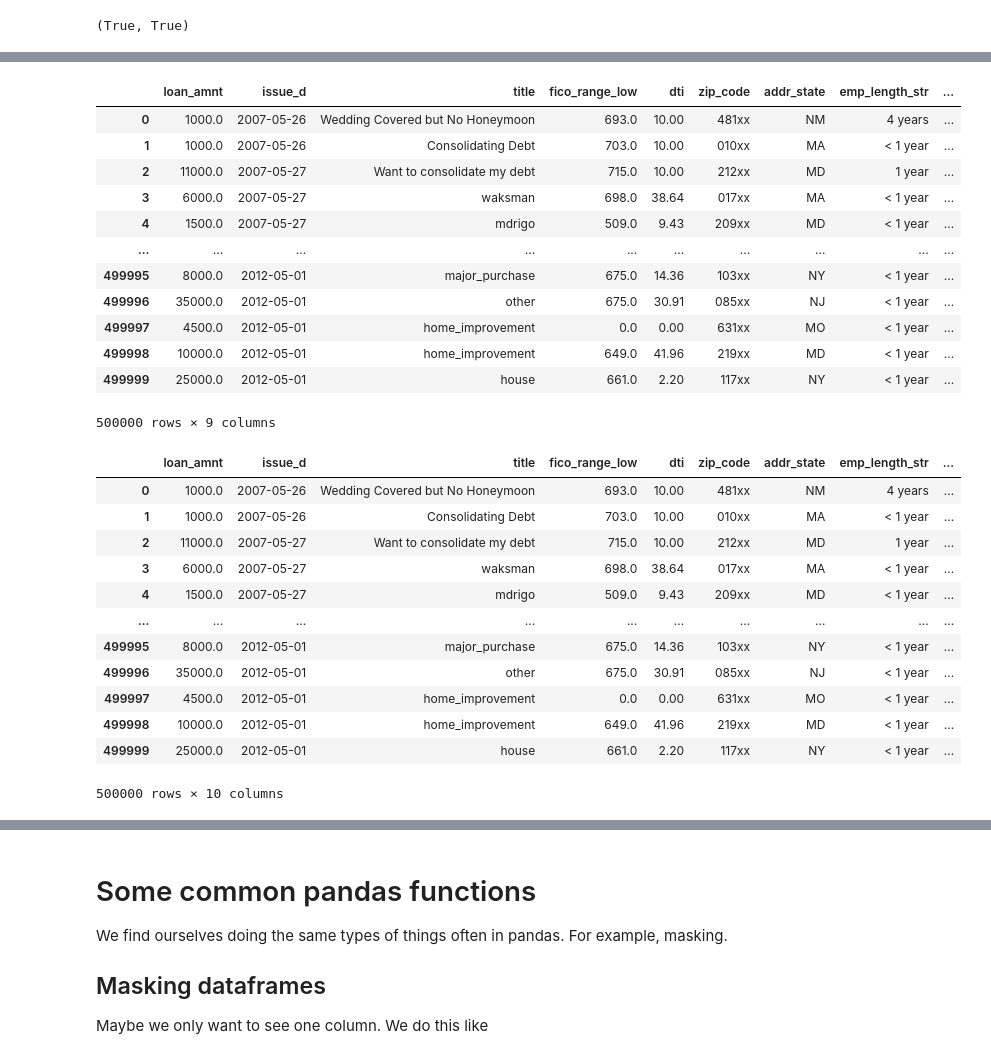
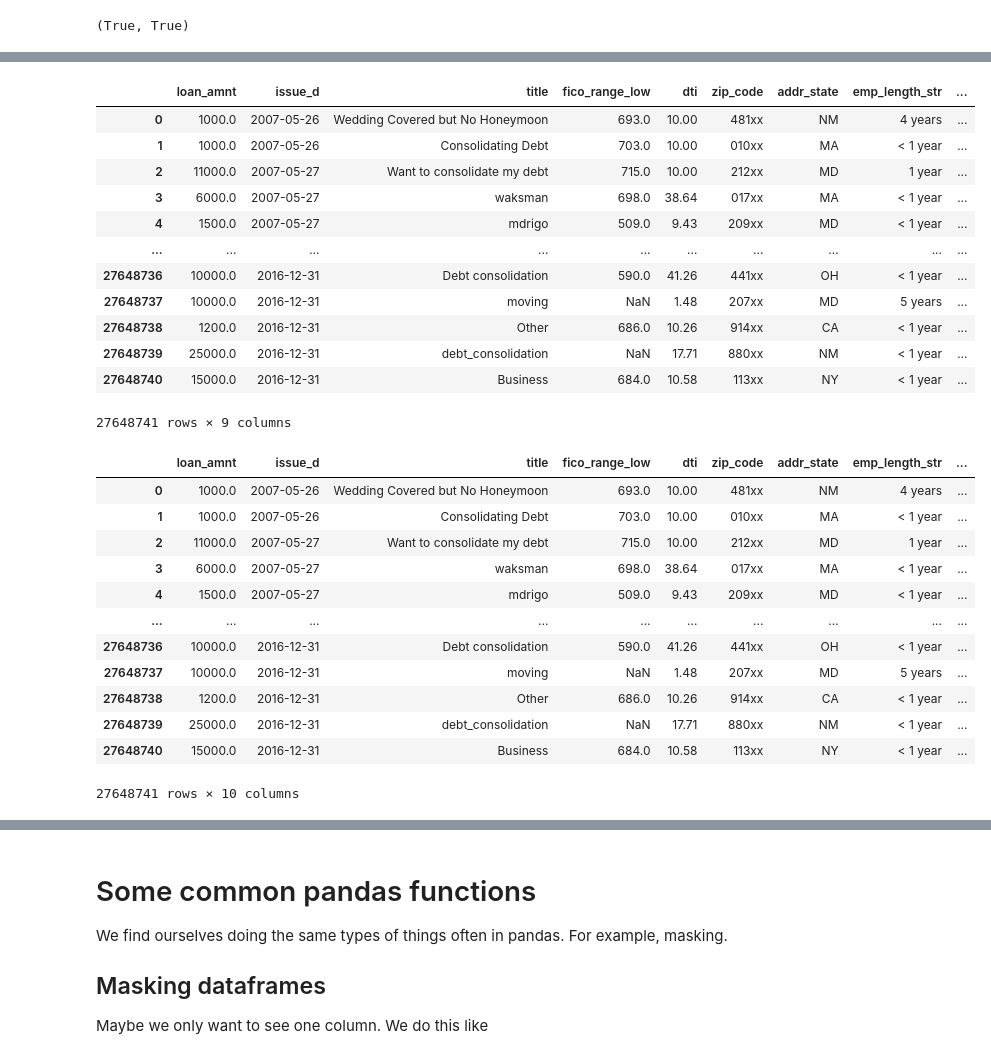
Before and after one commit to TechInTerh/VSWAM, a Jupyter notebook: eda-with-python.ipynb, the cells around one changed output, grey strips where cells are left out. Drawn from its saved outputs; the diff is of its cells as text; code cells hidden in the pictures.

```diff
--- a/eda-with-python.ipynb
+++ b/eda-with-python.ipynb
@@ -74,6 +61,6 @@ Using pandas (CPU)
 # %%
 
-rej_df = pd.read_csv(rejected_fn,nrows=500000)
+rej_df = pd.read_csv(rejected_fn)
 rej_df
 # %% [output]
 |  | Amount Requested | Application Date | Loan Title | Risk_Score | Debt-To-Income Ratio | Zip Code | State | ... |
@@ -132,51 +119,51 @@ rej_df
 | 3 | 6000.0 | 2007-05-27 | waksman | 698.0 | 38.64 | 017xx | MA | < 1 year | ... |
 | 4 | 1500.0 | 2007-05-27 | mdrigo | 509.0 | 9.43 | 209xx | MD | < 1 year | ... |
 | ... | ... | ... | ... | ... | ... | ... | ... | ... | ... |
-| 499995 | 8000.0 | 2012-05-01 | major_purchase | 675.0 | 14.36 | 103xx | NY | < 1 year | ... |
-| 499996 | 35000.0 | 2012-05-01 | other | 675.0 | 30.91 | 085xx | NJ | < 1 year | ... |
-| 499997 | 4500.0 | 2012-05-01 | home_improvement | 0.0 | 0.00 | 631xx | MO | < 1 year | ... |
-| 499998 | 10000.0 | 2012-05-01 | home_improvement | 649.0 | 41.96 | 219xx | MD | < 1 year | ... |
-| 499999 | 25000.0 | 2012-05-01 | house | 661.0 | 2.20 | 117xx | NY | < 1 year | ... |
+| 27648736 | 10000.0 | 2016-12-31 | Debt consolidation | 590.0 | 41.26 | 441xx | OH | < 1 year | ... |
+| 27648737 | 10000.0 | 2016-12-31 | moving | NaN | 1.48 | 207xx | MD | 5 years | ... |
+| 27648738 | 1200.0 | 2016-12-31 | Other | 686.0 | 10.26 | 914xx | CA | < 1 year | ... |
+| 27648739 | 25000.0 | 2016-12-31 | debt_consolidation | NaN | 17.71 | 880xx | NM | < 1 year | ... |
+| 27648740 | 15000.0 | 2016-12-31 | Business | 684.0 | 10.58 | 113xx | NY | < 1 year | ... |
-500000 rows × 9 columns
+27648741 rows × 9 columns
 # %%
 
 EMPLOYMENT_LENGTH_TO_YEARS = {
     "< 1 year": 1,
-    "1 year": 1,
-    "2 years": 2,
-    "3 years": 3,
-    "4 years": 4,
-    "5 years": 5,
-    "6 years": 6,
-    "7 years": 7,
-    "8 years": 8,
-    "9 years": 9,
+    "1 year": 2,
+    "2 years": 3,
+    "3 years": 4,
+    "4 years": 5,
+    "5 years": 6,
+    "6 years": 7,
+    "7 years": 8,
+    "8 years": 9,
+    "9 years": 10,
     "10+ years": 11,
 }
 
 def employment_length_to_years(employment_length: pd.Series) -> pd.Series:
     """Convert an 'Employment Length' column to numeric years.
 
     '< 1 year' -> 1, 'N years' -> N, '10+ years' -> 11.
     NaN (and any unknown value) stays null.
     """
     return employment_length.map(EMPLOYMENT_LENGTH_TO_YEARS)
 rej_df["emp_length"] = employment_length_to_years(rej_df["emp_length_str"])
 rej_df
 # %% [output]
 |  | loan_amnt | issue_d | title | fico_range_low | dti | zip_code | addr_state | emp_length_str | ... |
 | 0 | 1000.0 | 2007-05-26 | Wedding Covered but No Honeymoon | 693.0 | 10.00 | 481xx | NM | 4 years | ... |
 | 1 | 1000.0 | 2007-05-26 | Consolidating Debt | 703.0 | 10.00 | 010xx | MA | < 1 year | ... |
 | 2 | 11000.0 | 2007-05-27 | Want to consolidate my debt | 715.0 | 10.00 | 212xx | MD | 1 year | ... |
 | 3 | 6000.0 | 2007-05-27 | waksman | 698.0 | 38.64 | 017xx | MA | < 1 year | ... |
 | 4 | 1500.0 | 2007-05-27 | mdrigo | 509.0 | 9.43 | 209xx | MD | < 1 year | ... |
 | ... | ... | ... | ... | ... | ... | ... | ... | ... | ... |
-| 499995 | 8000.0 | 2012-05-01 | major_purchase | 675.0 | 14.36 | 103xx | NY | < 1 year | ... |
-| 499996 | 35000.0 | 2012-05-01 | other | 675.0 | 30.91 | 085xx | NJ | < 1 year | ... |
-| 499997 | 4500.0 | 2012-05-01 | home_improvement | 0.0 | 0.00 | 631xx | MO | < 1 year | ... |
-| 499998 | 10000.0 | 2012-05-01 | home_improvement | 649.0 | 41.96 | 219xx | MD | < 1 year | ... |
-| 499999 | 25000.0 | 2012-05-01 | house | 661.0 | 2.20 | 117xx | NY | < 1 year | ... |
+| 27648736 | 10000.0 | 2016-12-31 | Debt consolidation | 590.0 | 41.26 | 441xx | OH | < 1 year | ... |
+| 27648737 | 10000.0 | 2016-12-31 | moving | NaN | 1.48 | 207xx | MD | 5 years | ... |
+| 27648738 | 1200.0 | 2016-12-31 | Other | 686.0 | 10.26 | 914xx | CA | < 1 year | ... |
+| 27648739 | 25000.0 | 2016-12-31 | debt_consolidation | NaN | 17.71 | 880xx | NM | < 1 year | ... |
+| 27648740 | 15000.0 | 2016-12-31 | Business | 684.0 | 10.58 | 113xx | NY | < 1 year | ... |
-500000 rows × 10 columns
+27648741 rows × 10 columns
 # %%
 rej_df.dtypes
 # %% [output]
```
Also changed, not shown: parts of 40 cells of this notebook, 2 other files.
